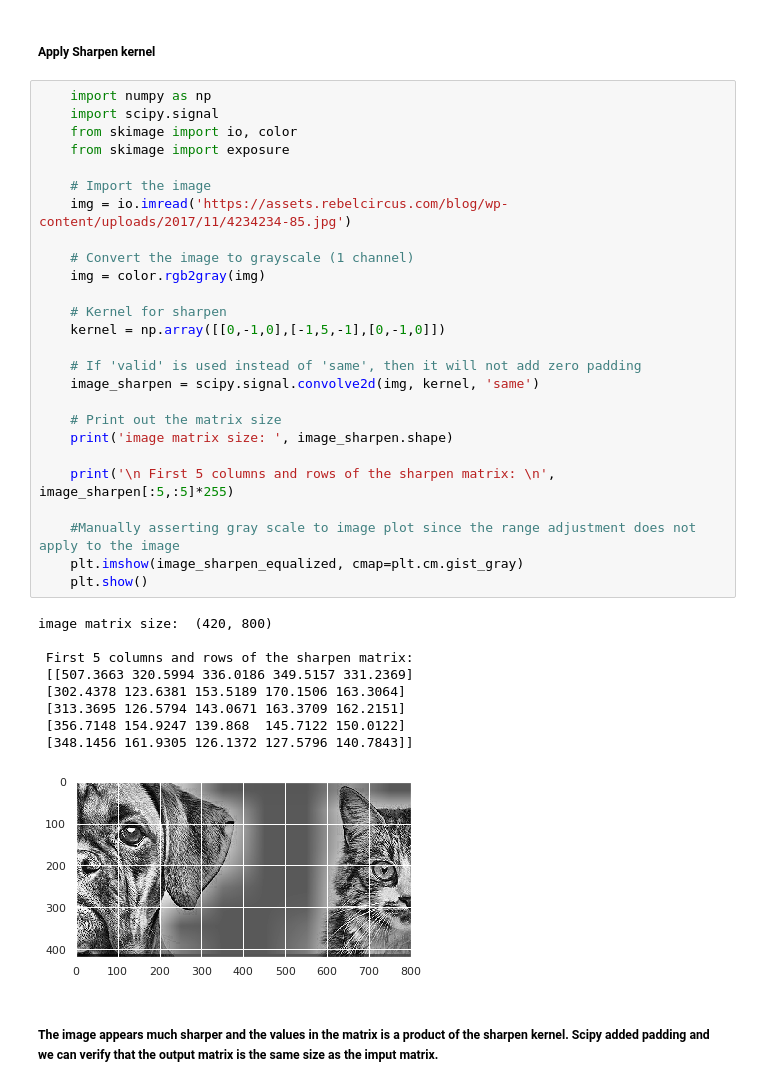
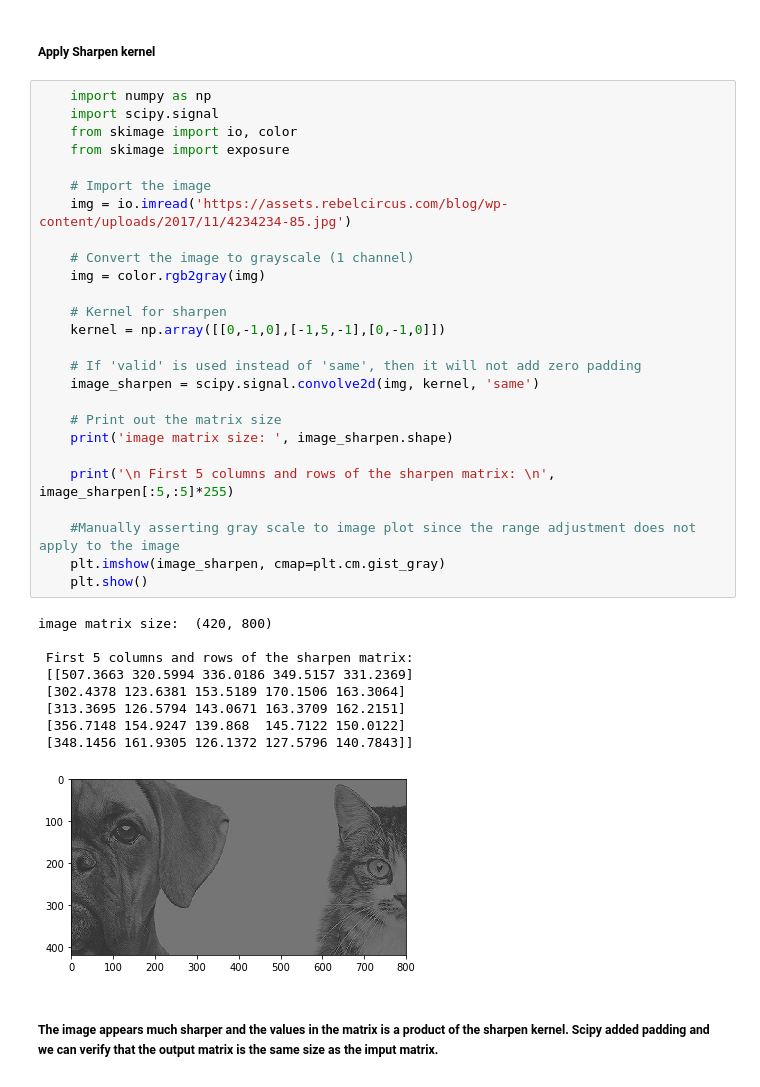
Before and after one commit to 181210/dat158, a Jupyter notebook: Oblig_2/Oblig_2ML.ipynb, the cells around one changed output. Saved outputs shown, nothing was run; the diff lists cells and outputs as text.

```diff
--- a/Oblig_2/Oblig_2ML.ipynb
+++ b/Oblig_2/Oblig_2ML.ipynb
@@ -138,35 +137,35 @@ image matrix size:  (420, 800)
     from skimage import exposure
 
     # Import the image
     img = io.imread('https://assets.rebelcircus.com/blog/wp-content/uploads/2017/11/4234234-85.jpg')
 
     # Convert the image to grayscale (1 channel)
     img = color.rgb2gray(img)
 
     # Kernel for sharpen
     kernel = np.array([[0,-1,0],[-1,5,-1],[0,-1,0]])
 
     # If 'valid' is used instead of 'same', then it will not add zero padding
     image_sharpen = scipy.signal.convolve2d(img, kernel, 'same')
 
     # Print out the matrix size
     print('image matrix size: ', image_sharpen.shape)
 
     print('\n First 5 columns and rows of the sharpen matrix: \n', image_sharpen[:5,:5]*255)
 
     #Manually asserting gray scale to image plot since the range adjustment does not apply to the image
-    plt.imshow(image_sharpen_equalized, cmap=plt.cm.gist_gray)
+    plt.imshow(image_sharpen, cmap=plt.cm.gist_gray)
     plt.show()
 # %% [output]
 image matrix size:  (420, 800)
 
  First 5 columns and rows of the sharpen matrix:
  [[507.3663 320.5994 336.0186 349.5157 331.2369]
  [302.4378 123.6381 153.5189 170.1506 163.3064]
  [313.3695 126.5794 143.0671 163.3709 162.2151]
  [356.7148 154.9247 139.868  145.7122 150.0122]
  [348.1456 161.9305 126.1372 127.5796 140.7843]]
-[figure, old version]
+[figure, new version]
 # %% [markdown]
 ##### The image appears much sharper and the values in the matrix is a product of the sharpen kernel. Scipy added padding and we can verify that the output matrix is the same size as the imput matrix.
 # %% [markdown]
```
Also changed, not shown: parts of 11 cells of this notebook.
